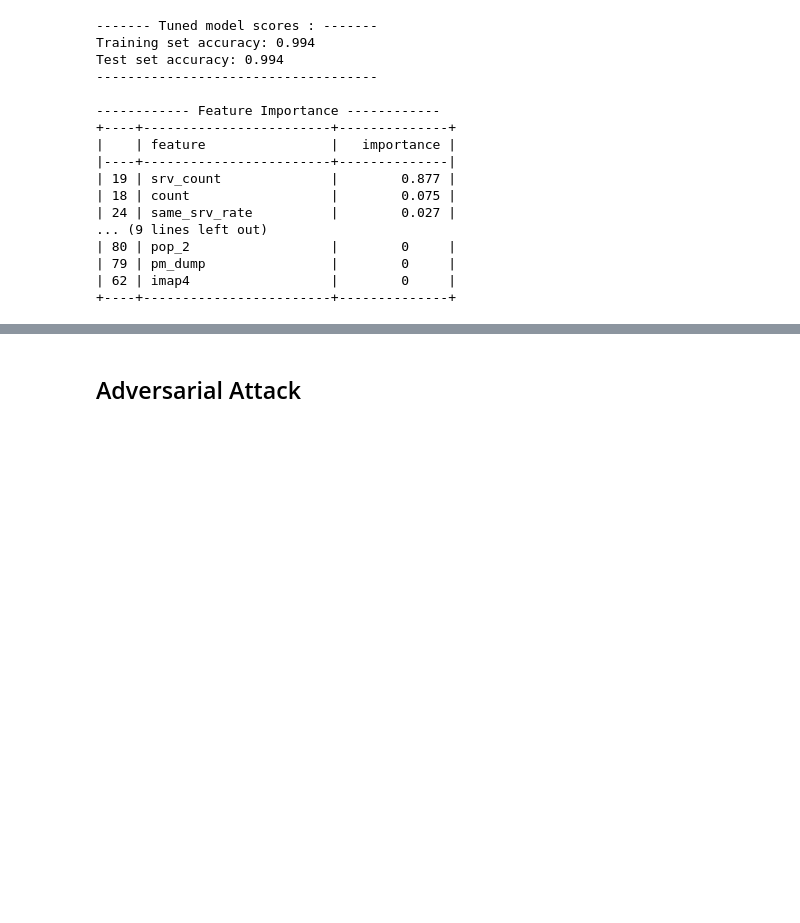
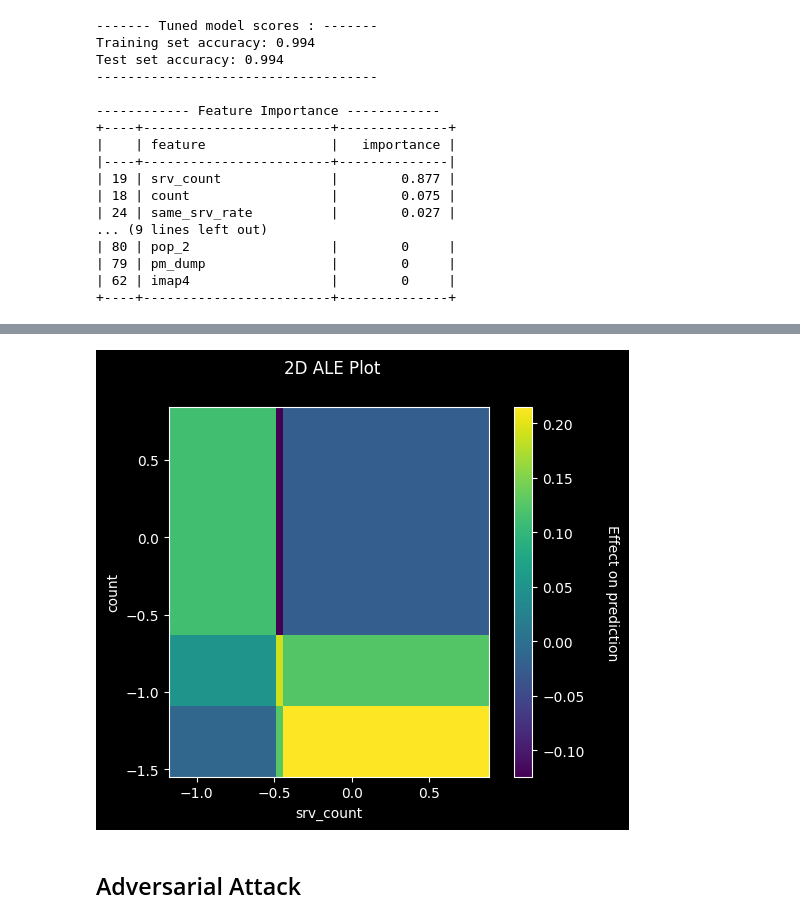
Before and after one commit to navid-finra/finra2, a Jupyter notebook: imp/finra.ipynb, the cells around one changed output, grey strips where cells are left out. Saved outputs shown, nothing was run; the diff lists cells and outputs as text; code cells hidden in the pictures; blank space fills up the shorter version.

```diff
--- a/imp/finra.ipynb
+++ b/imp/finra.ipynb
@@ -887,3 +911,8 @@ tree_to_df(dt_clf , df2.columns.tolist())
+# %%
+ale_eff2D = ale(X=x_train_dt, model=dt_clf, feature=features, grid_size=100)
+plt.gcf()
+# %% [output]
+[figure, added]
 # %% [markdown]
 ## Adversarial Attack
 # %%
```
Also changed, not shown: parts of 12 cells of this notebook.
